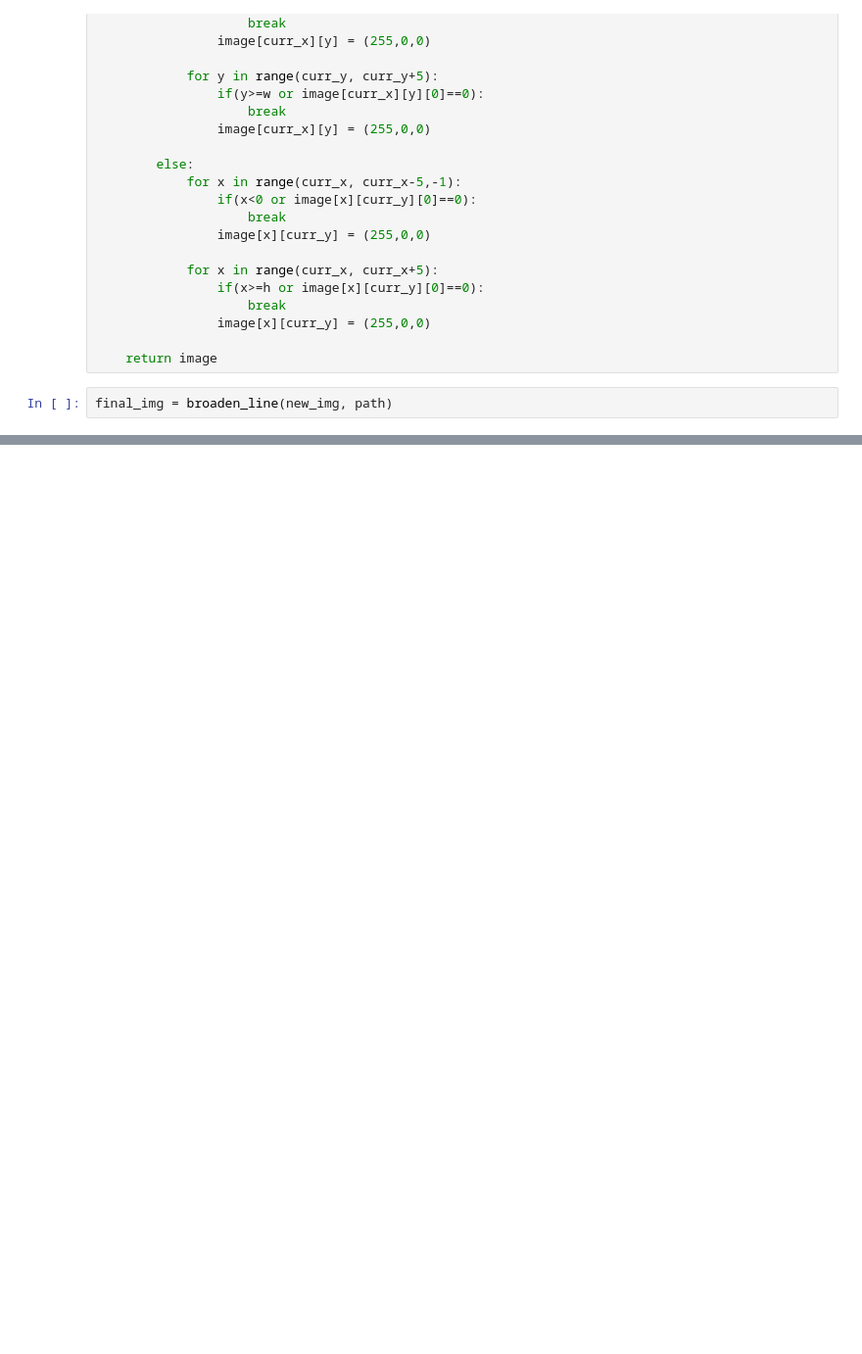
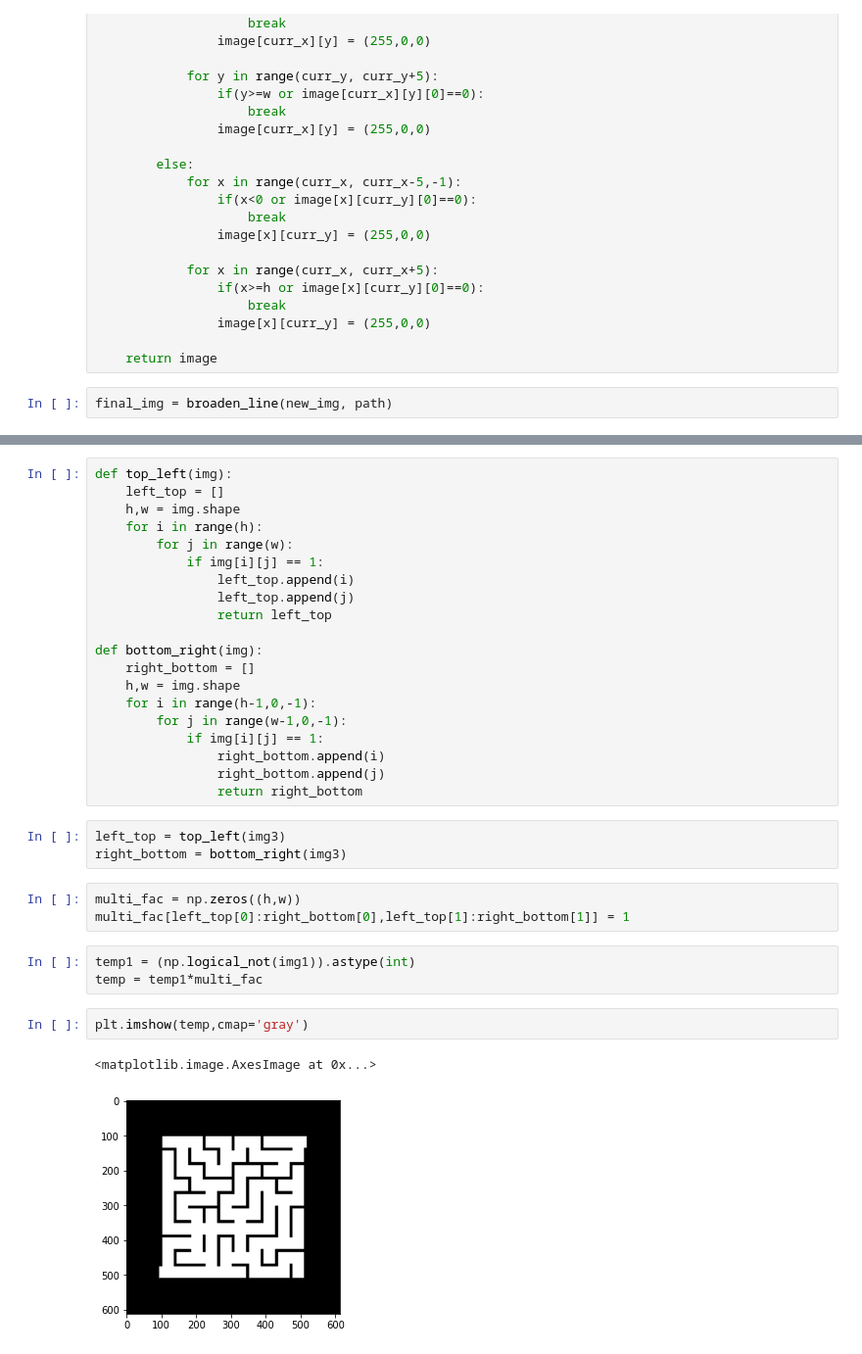
Before and after one commit to Prasoon-Garg/Maze-Solver, a Jupyter notebook: src/PathFinder_Temp.ipynb, the cells around one changed output, grey strips where cells are left out. Shown at 98% size. Cells and saved outputs as stored; diff of their text form; blank space fills up the shorter version.

```diff
--- a/src/PathFinder_Temp.ipynb
+++ b/src/PathFinder_Temp.ipynb
@@ -168,0 +217,34 @@ plt.imshow(final_img)
+# %%
+def top_left(img):
+    left_top = []
+    h,w = img.shape
+    for i in range(h):
+        for j in range(w):
+            if img[i][j] == 1:
+                left_top.append(i)
+                left_top.append(j)
+                return left_top
+
+def bottom_right(img):
+    right_bottom = []
+    h,w = img.shape
+    for i in range(h-1,0,-1):
+        for j in range(w-1,0,-1):
+            if img[i][j] == 1:
+                right_bottom.append(i)
+                right_bottom.append(j)
+                return right_bottom
+# %%
+left_top = top_left(img3)
+right_bottom = bottom_right(img3)
+# %%
+multi_fac = np.zeros((h,w))
+multi_fac[left_top[0]:right_bottom[0],left_top[1]:right_bottom[1]] = 1
+# %%
+temp1 = (np.logical_not(img1)).astype(int)
+temp = temp1*multi_fac
+# %%
+plt.imshow(temp,cmap='gray')
+# %% [output]
+<matplotlib.image.AxesImage at 0x...>
+[figure, added]
```
Also changed, not shown: parts of 21 cells of this notebook.
